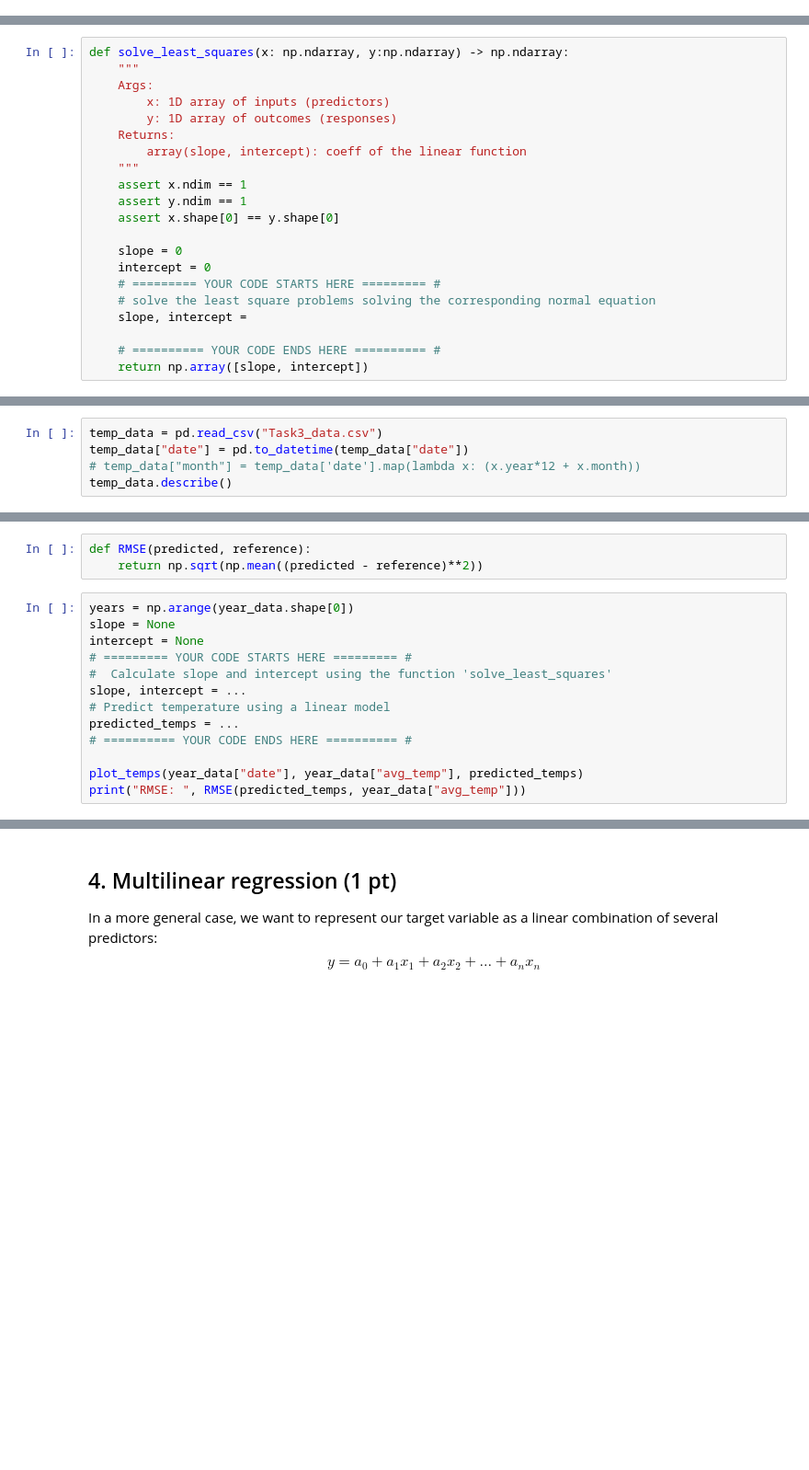
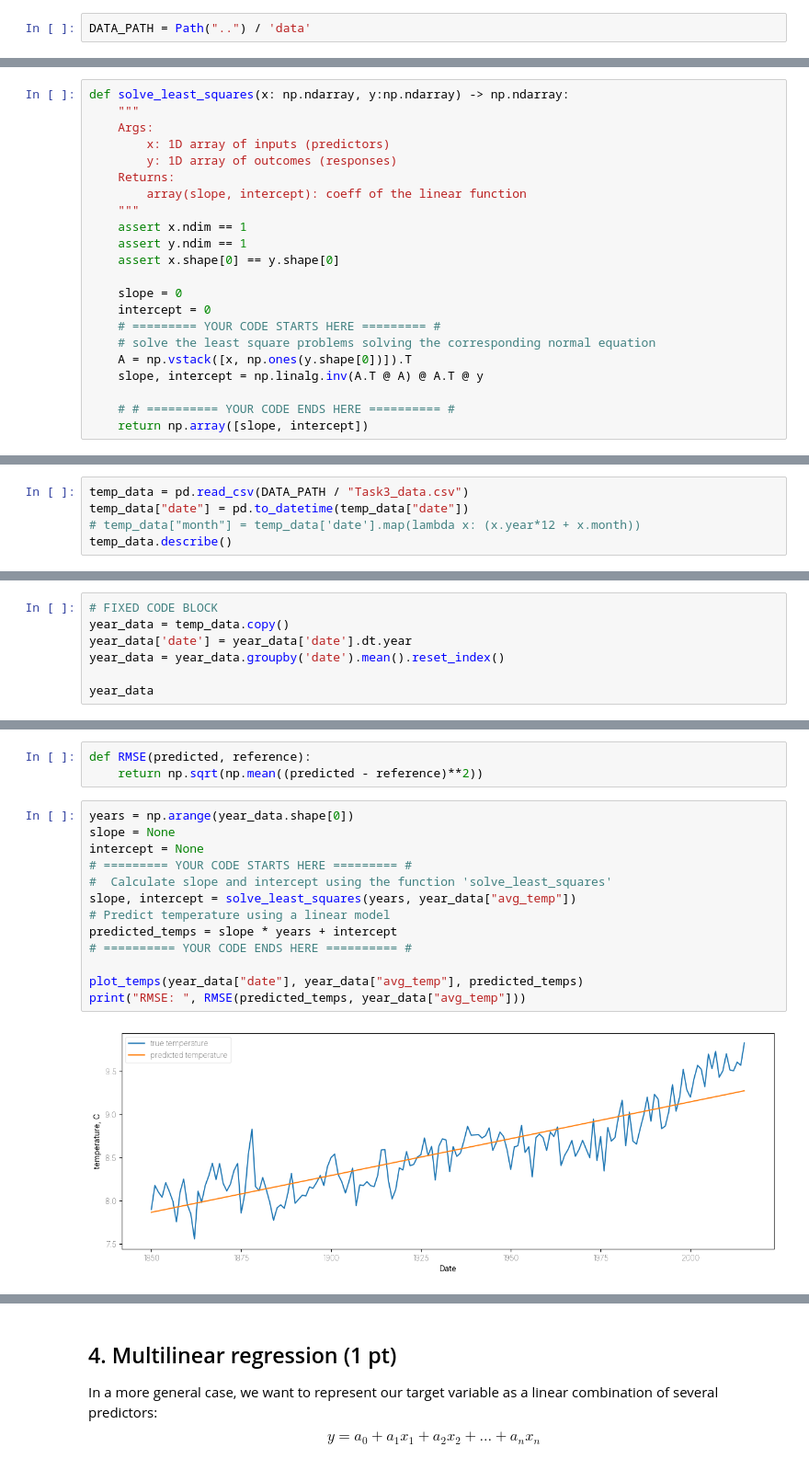
Before and after one commit to nuinashco/LinearAlgebra-UCU, a Jupyter notebook: hw1/task3-least_squares.ipynb, the cells around one changed output, grey strips where cells are left out. Shown: that part at 92% size. Saved outputs shown, nothing was run; the diff lists cells and outputs as text; blank space fills up the shorter version.

```diff
--- a/hw1/task3-least_squares.ipynb
+++ b/hw1/task3-least_squares.ipynb
@@ -19,3 +21,5 @@ import pandas as pd
+# %%
+DATA_PATH = Path("..") / 'data'
 # %% [markdown]
 ## 1. Least squares and simple linear regression (0.4 pts)
 # %% [markdown]
@@ -50,9 +54,10 @@ def solve_least_squares(x: np.ndarray, y:np.ndarray) -> np.ndarray:
     intercept = 0
     # ========= YOUR CODE STARTS HERE ========= #
     # solve the least square problems solving the corresponding normal equation
-    slope, intercept =
+    A = np.vstack([x, np.ones(y.shape[0])]).T
+    slope, intercept = np.linalg.inv(A.T @ A) @ A.T @ y
 
-    # ========== YOUR CODE ENDS HERE ========== #
+    # # ========== YOUR CODE ENDS HERE ========== #
     return np.array([slope, intercept])
 # %%
 def test_solve_least_squares():
@@ -69,7 +76,7 @@ test_solve_least_squares()
 ## 2. Dataset
 We will analyze the dataset of average monthly temperatures from 1850 till 2015
 # %%
-temp_data = pd.read_csv("Task3_data.csv")
+temp_data = pd.read_csv(DATA_PATH / "Task3_data.csv")
 temp_data["date"] = pd.to_datetime(temp_data["date"])
 # temp_data["month"] = temp_data['date'].map(lambda x: (x.year*12 + x.month))
 temp_data.describe()
@@ -78,0 +93,7 @@ year_data
+# %%
+# FIXED CODE BLOCK
+year_data = temp_data.copy()
+year_data['date'] = year_data['date'].dt.year
+year_data = year_data.groupby('date').mean().reset_index()
+
+year_data
@@ -102,13 +139,15 @@ def RMSE(predicted, reference):
 # %%
 years = np.arange(year_data.shape[0])
 slope = None
 intercept = None
 # ========= YOUR CODE STARTS HERE ========= #
 #  Calculate slope and intercept using the function 'solve_least_squares'
-slope, intercept = ...
+slope, intercept = solve_least_squares(years, year_data["avg_temp"])
 # Predict temperature using a linear model
-predicted_temps = ...
+predicted_temps = slope * years + intercept
 # ========== YOUR CODE ENDS HERE ========== #
 
 plot_temps(year_data["date"], year_data["avg_temp"], predicted_temps)
 print("RMSE: ", RMSE(predicted_temps, year_data["avg_temp"]))
+# %% [output]
+[figure, added]
```
Also changed, not shown: parts of 10 cells of this notebook.
